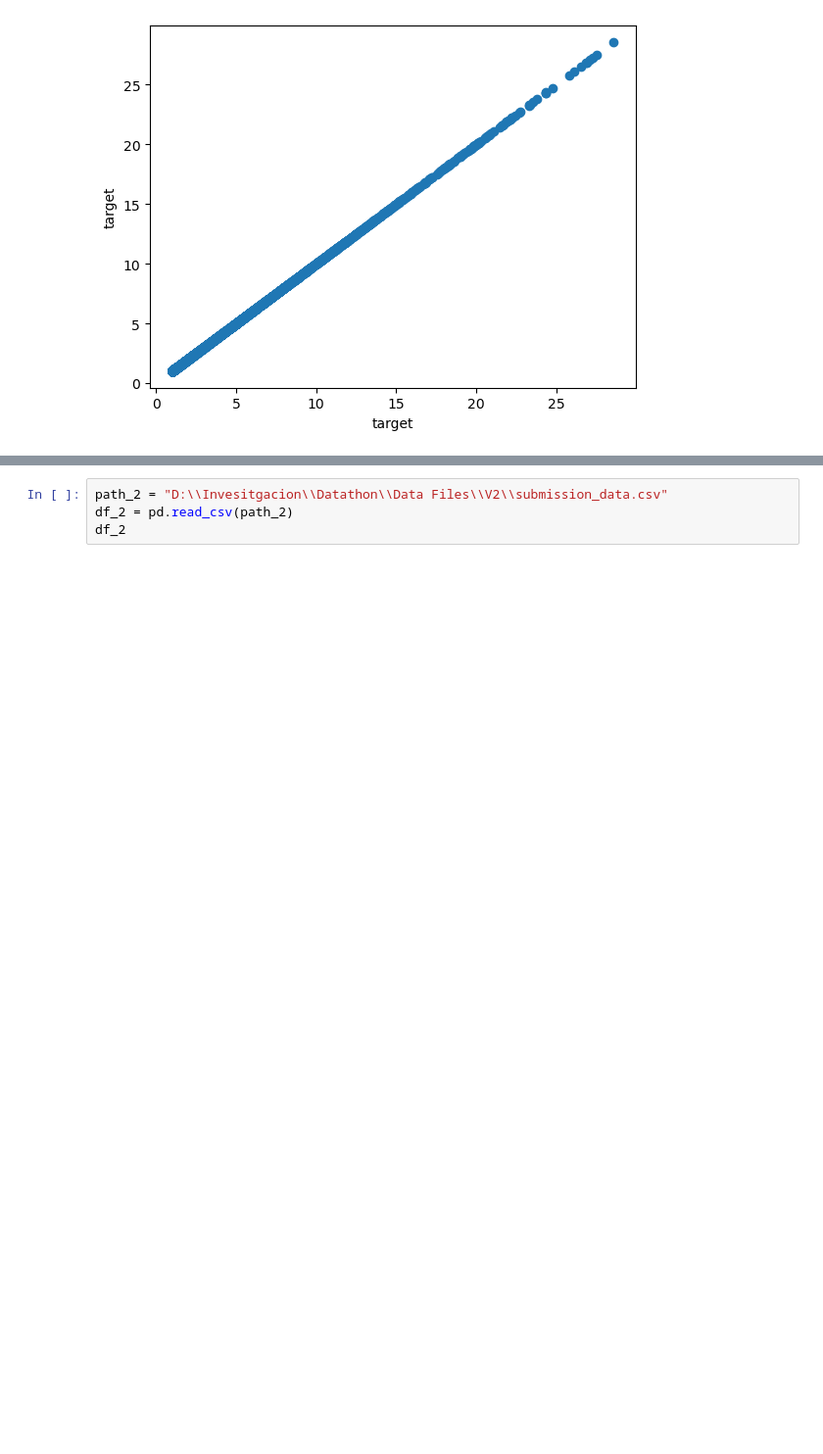
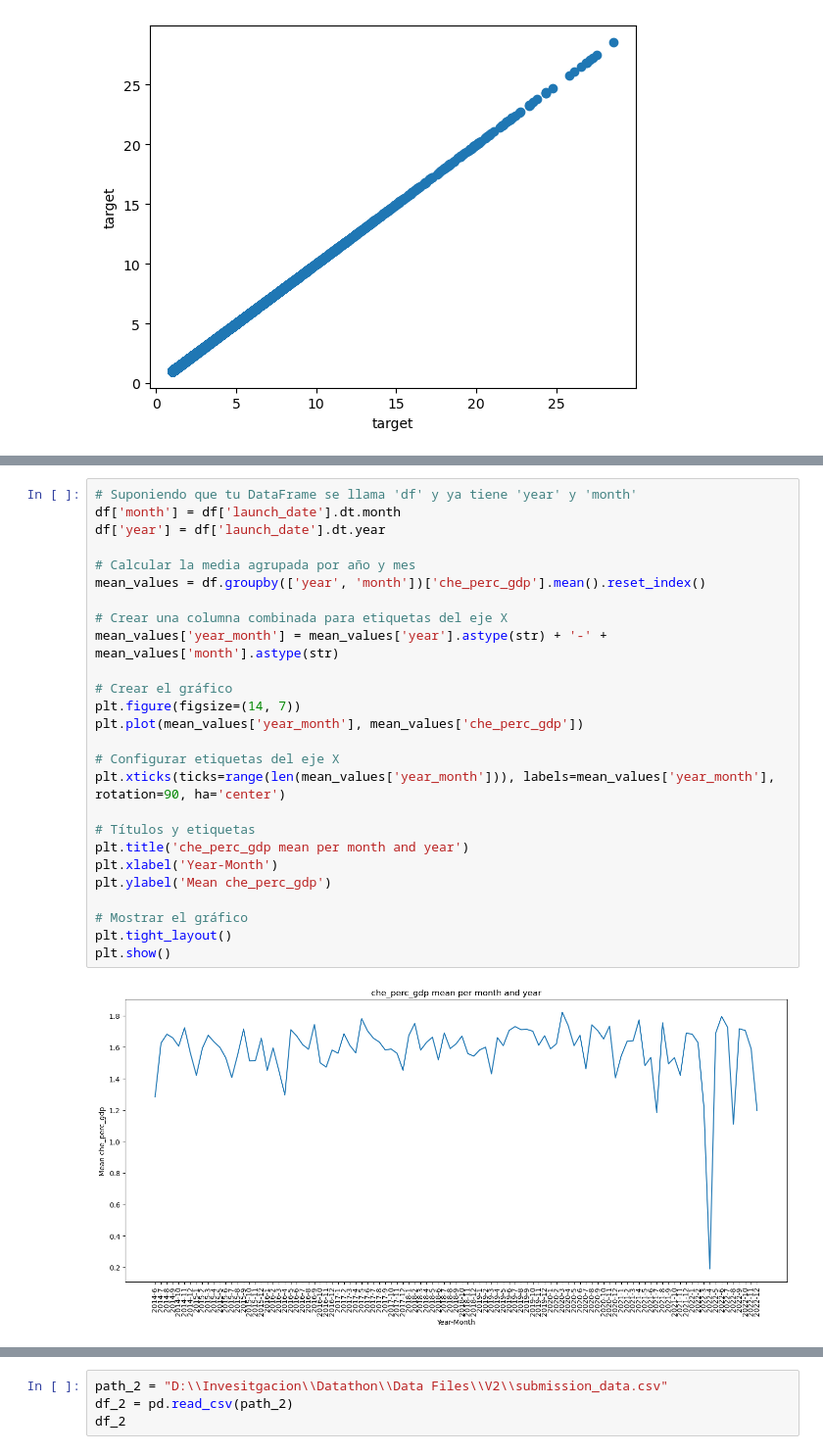
Before and after one commit to Mataas18/Datathon_Team20, a Jupyter notebook: Analysis.ipynb, the cells around one changed output, grey strips where cells are left out. Shown at 98% size. Saved outputs shown, nothing was run; the diff lists cells and outputs as text; blank space fills up the shorter version.

```diff
--- a/Analysis.ipynb
+++ b/Analysis.ipynb
@@ -110,0 +163,28 @@ for column in numerical_df.columns:
+# %%
+# Suponiendo que tu DataFrame se llama 'df' y ya tiene 'year' y 'month'
+df['month'] = df['launch_date'].dt.month
+df['year'] = df['launch_date'].dt.year
+
+# Calcular la media agrupada por año y mes
+mean_values = df.groupby(['year', 'month'])['che_perc_gdp'].mean().reset_index()
+
+# Crear una columna combinada para etiquetas del eje X
+mean_values['year_month'] = mean_values['year'].astype(str) + '-' + mean_values['month'].astype(str)
+
+# Crear el gráfico
+plt.figure(figsize=(14, 7))
+plt.plot(mean_values['year_month'], mean_values['che_perc_gdp'])
+
+# Configurar etiquetas del eje X
+plt.xticks(ticks=range(len(mean_values['year_month'])), labels=mean_values['year_month'], rotation=90, ha='center')
+
+# Títulos y etiquetas
+plt.title('che_perc_gdp mean per month and year')
+plt.xlabel('Year-Month')
+plt.ylabel('Mean che_perc_gdp')
+
+# Mostrar el gráfico
+plt.tight_layout()
+plt.show()
+# %% [output]
+[figure, added]
```
Also changed, not shown: parts of 4 cells of this notebook.
